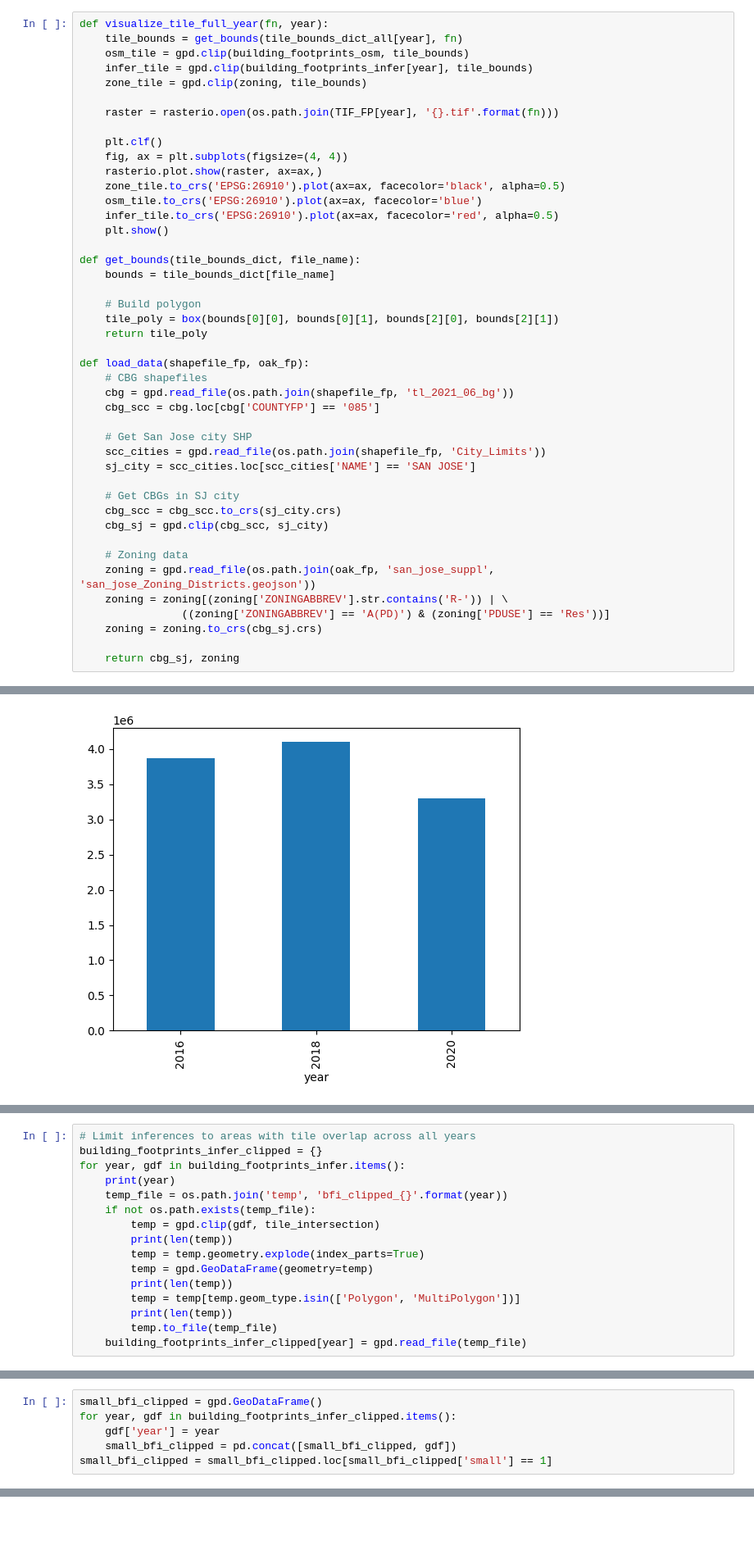
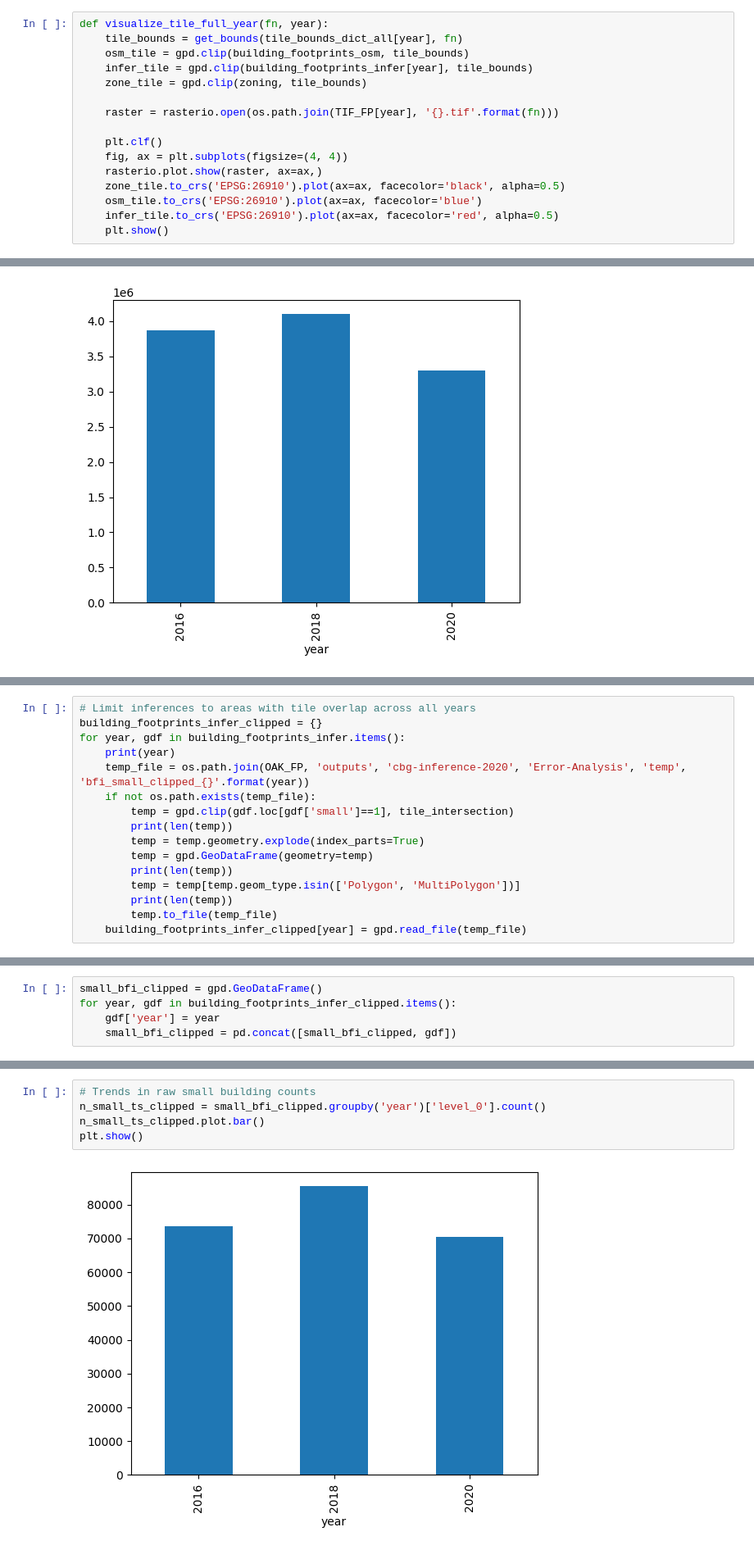
Before and after one commit to reglab/rgb-footprint-extract, a Jupyter notebook: naip_process/Inference-ADUs-in-time.ipynb, the cells around one changed output, grey strips where cells are left out. Shown at 82% size. Cells and saved outputs as stored; diff of their text form; blank space fills up the shorter version.

Commit message:
Inference for non-squared tiles

```diff
--- a/naip_process/Inference-ADUs-in-time.ipynb
+++ b/naip_process/Inference-ADUs-in-time.ipynb
@@ -39,34 +42,6 @@ def visualize_tile_full_year(fn, year):
     osm_tile.to_crs('EPSG:26910').plot(ax=ax, facecolor='blue')
     infer_tile.to_crs('EPSG:26910').plot(ax=ax, facecolor='red', alpha=0.5)
     plt.show()
-
-def get_bounds(tile_bounds_dict, file_name):
-    bounds = tile_bounds_dict[file_name]
-
-    # Build polygon
-    tile_poly = box(bounds[0][0], bounds[0][1], bounds[2][0], bounds[2][1])
-    return tile_poly
-
-def load_data(shapefile_fp, oak_fp):
-    # CBG shapefiles
-    cbg = gpd.read_file(os.path.join(shapefile_fp, 'tl_2021_06_bg'))
-    cbg_scc = cbg.loc[cbg['COUNTYFP'] == '085']
-
-    # Get San Jose city SHP
-    scc_cities = gpd.read_file(os.path.join(shapefile_fp, 'City_Limits'))
-    sj_city = scc_cities.loc[scc_cities['NAME'] == 'SAN JOSE']
-
-    # Get CBGs in SJ city
-    cbg_scc = cbg_scc.to_crs(sj_city.crs)
-    cbg_sj = gpd.clip(cbg_scc, sj_city)
-
-    # Zoning data
-    zoning = gpd.read_file(os.path.join(oak_fp, 'san_jose_suppl', 'san_jose_Zoning_Districts.geojson'))
-    zoning = zoning[(zoning['ZONINGABBREV'].str.contains('R-')) | \
-                ((zoning['ZONINGABBREV'] == 'A(PD)') & (zoning['PDUSE'] == 'Res'))]
-    zoning = zoning.to_crs(cbg_sj.crs)
-
-    return cbg_sj, zoning
 # %% [markdown]
 ## 1. Load data / Paths
 # %%
@@ -326,9 +299,9 @@ plt.show()
 building_footprints_infer_clipped = {}
 for year, gdf in building_footprints_infer.items():
     print(year)
-    temp_file = os.path.join('temp', 'bfi_clipped_{}'.format(year))
+    temp_file = os.path.join(OAK_FP, 'outputs', 'cbg-inference-2020', 'Error-Analysis', 'temp', 'bfi_small_clipped_{}'.format(year))
     if not os.path.exists(temp_file):
-        temp = gpd.clip(gdf, tile_intersection)
+        temp = gpd.clip(gdf.loc[gdf['small']==1], tile_intersection)
         print(len(temp))
         temp = temp.geometry.explode(index_parts=True)
         temp = gpd.GeoDataFrame(geometry=temp)
@@ -349,4 +319,3 @@ small_bfi_clipped = gpd.GeoDataFrame()
 for year, gdf in building_footprints_infer_clipped.items():
     gdf['year'] = year
     small_bfi_clipped = pd.concat([small_bfi_clipped, gdf])
-small_bfi_clipped = small_bfi_clipped.loc[small_bfi_clipped['small'] == 1]
@@ -362,0 +331,7 @@ plt.show()
+# %%
+# Trends in raw small building counts
+n_small_ts_clipped = small_bfi_clipped.groupby('year')['level_0'].count()
+n_small_ts_clipped.plot.bar()
+plt.show()
+# %% [output]
+[figure, added]
```
Also changed, not shown: parts of 37 cells of this notebook, 4 other files.
